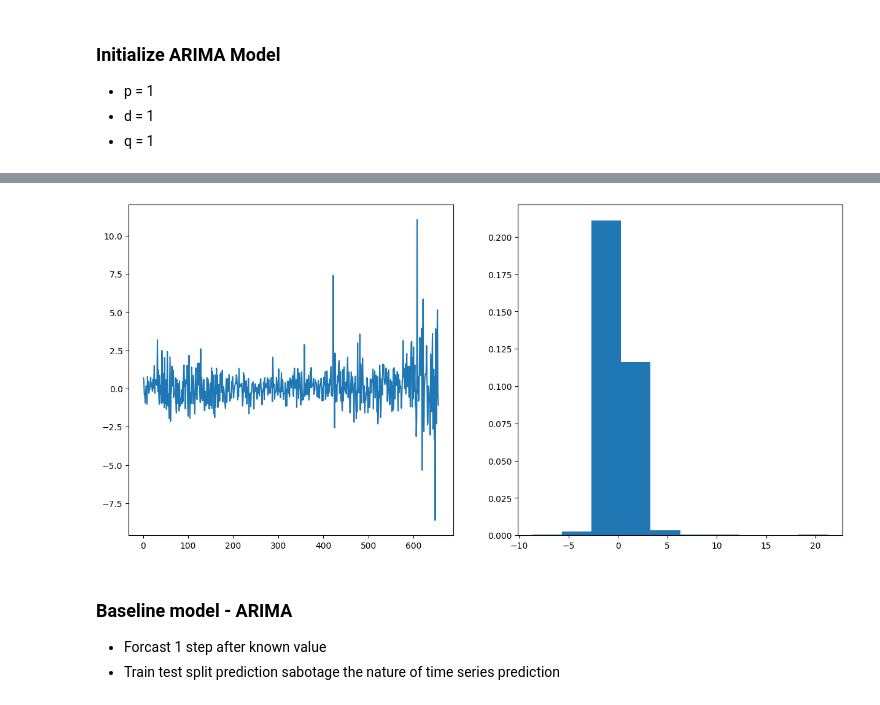
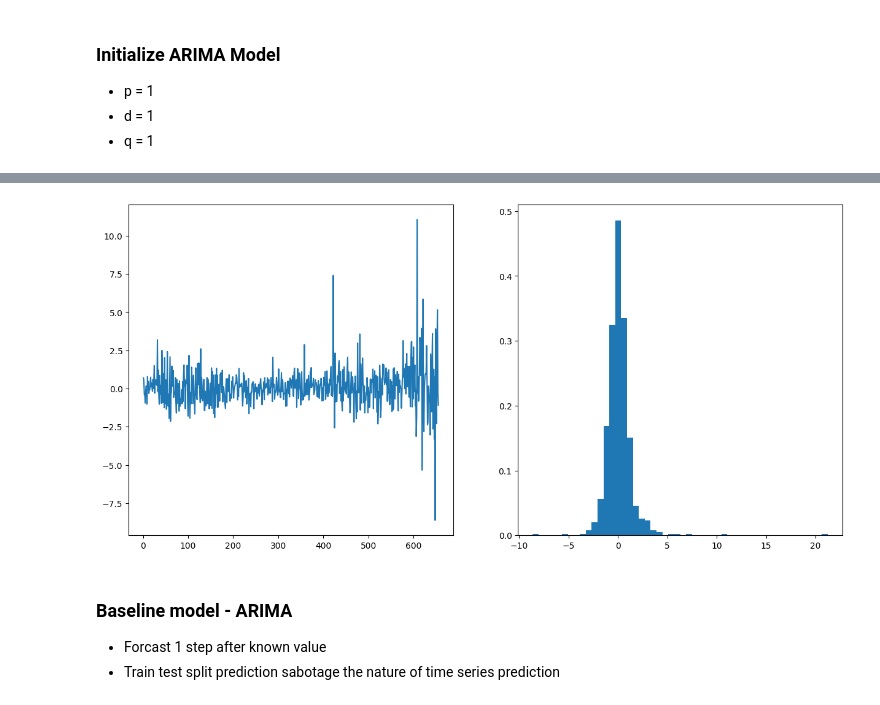
Before and after one commit to yiukitCheung/Stocks_Alert_System, a Jupyter notebook: jupyter notebook/model_performance_study.ipynb, the cells around one changed output, grey strips where cells are left out. Cells and saved outputs as stored; diff of their text form; code cells hidden in the pictures.

```diff
--- a/jupyter notebook/model_performance_study.ipynb
+++ b/jupyter notebook/model_performance_study.ipynb
@@ -26,6 +26,7 @@ Using device: mps
 # %%
 # Import the data
 df = pd.read_parquet("/Users/yiukitcheung/Documents/Projects/Stocks/train_data_repository/train_data.parquet")
+df = df.dropna()
 
 # Import test data
 df_test = pd.read_parquet("/Users/yiukitcheung/Documents/Projects/Stocks/train_data_repository/test_data.parquet")
@@ -160,12 +177,12 @@ Warnings:
 # %%
 # Plot Residuals
 residuals = ARIMA_model.resid
 fig, (ax1, ax2) = plt.subplots(1, 2, figsize=(15, 7))
 ax1.plot(residuals.iloc[1:])
-ax2.hist(residuals,density=True)
+ax2.hist(residuals,density=True, bins=50)
 plt.show()
 # %% [output]
-[figure, old version]
+[figure, new version]
 # %% [markdown]
 ### Baseline model - ARIMA
 * Forcast 1 step after known value
```
Also changed, not shown: parts of 23 cells of this notebook, 4 other files.
